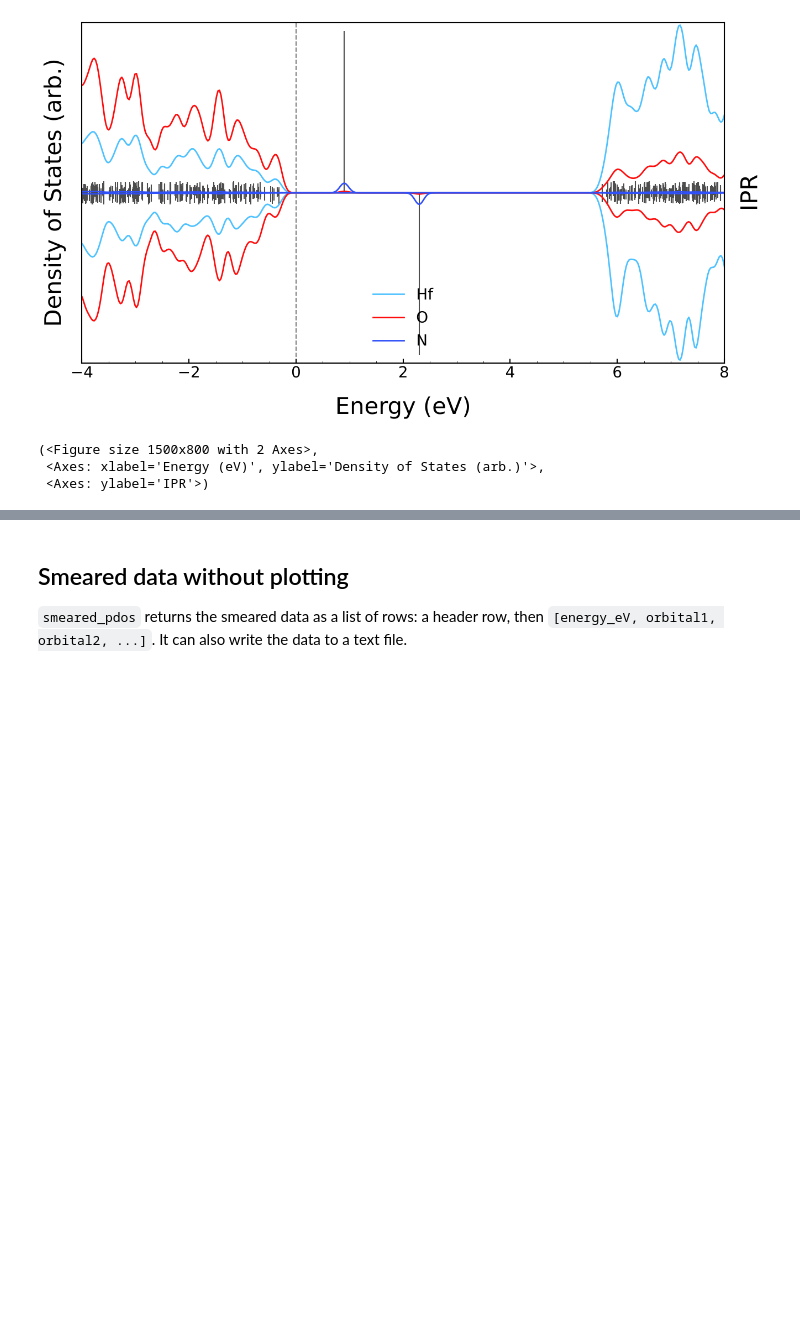
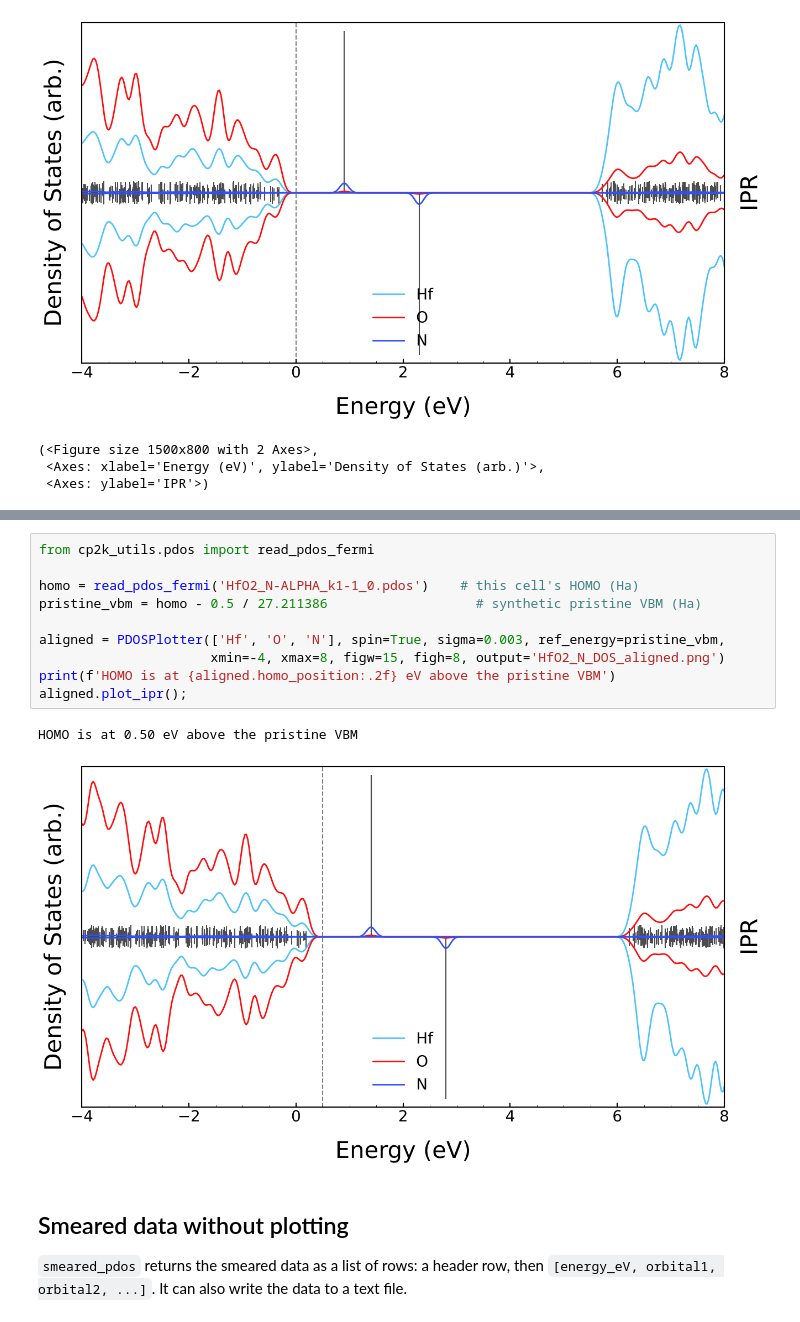
Before and after one commit to isaacmackley/cp2k_utils, a Jupyter notebook: example_scripts/pdos_plot.ipynb, the cells around one changed output, grey strips where cells are left out. Saved outputs shown, nothing was run; the diff lists cells and outputs as text; blank space fills up the shorter version.

```diff
--- a/example_scripts/pdos_plot.ipynb
+++ b/example_scripts/pdos_plot.ipynb
@@ -102,3 +118,16 @@ dos.plot_ipr()   # or dos.plot_ipr('alpha_file.dat', 'beta_file.dat')
+# %%
+from cp2k_utils.pdos import read_pdos_fermi
+
+homo = read_pdos_fermi('HfO2_N-ALPHA_k1-1_0.pdos')    # this cell's HOMO (Ha)
+pristine_vbm = homo - 0.5 / 27.211386                   # synthetic pristine VBM (Ha)
+
+aligned = PDOSPlotter(['Hf', 'O', 'N'], spin=True, sigma=0.003, ref_energy=pristine_vbm,
+                      xmin=-4, xmax=8, figw=15, figh=8, output='HfO2_N_DOS_aligned.png')
+print(f'HOMO is at {aligned.homo_position:.2f} eV above the pristine VBM')
+aligned.plot_ipr();
+# %% [output]
+HOMO is at 0.50 eV above the pristine VBM
+[figure, added]
 # %% [markdown]
 ## Smeared data without plotting
 
```
Also changed, not shown: parts of 2 cells of this notebook, 2 other files.
